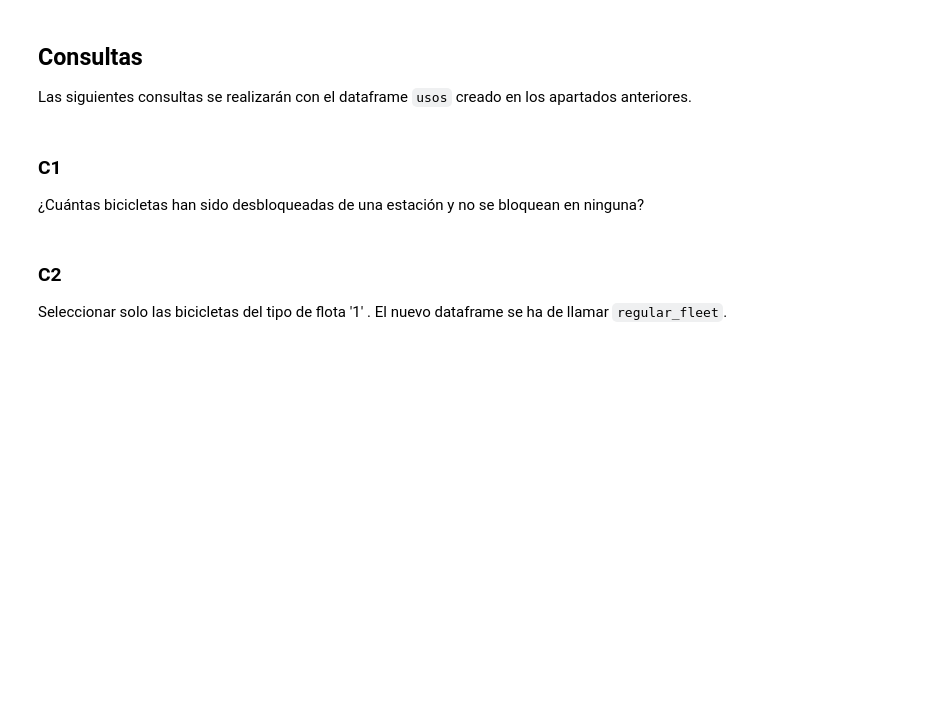
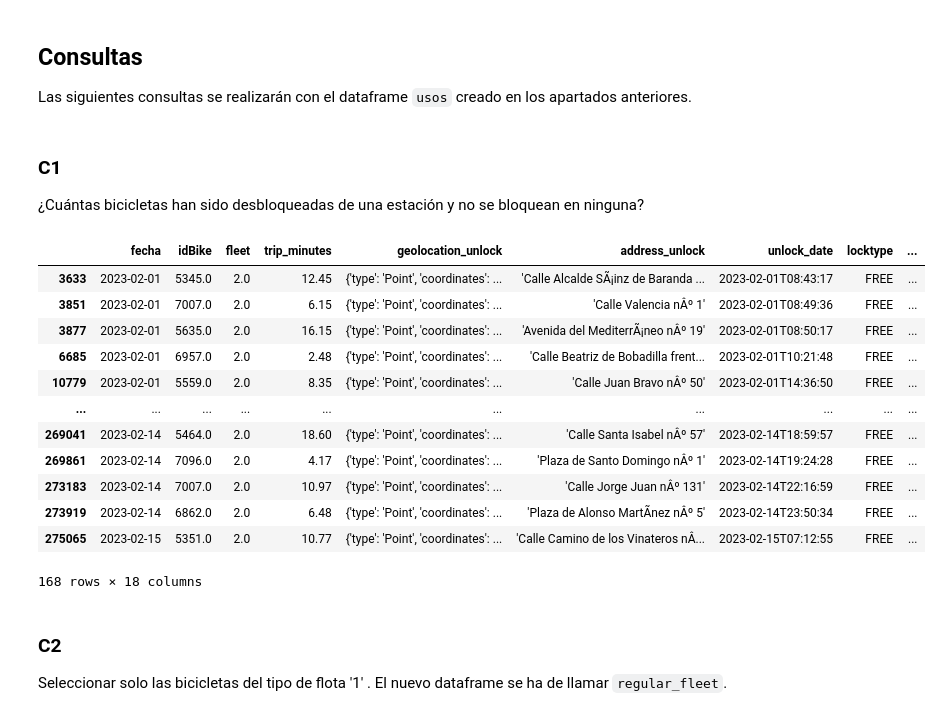
Before and after one commit to floren007/UCM, a Jupyter notebook: trabajo_programacion_avanzada_florentino/enunciado.ipynb, the cells around one changed output. Cells and saved outputs as stored; diff of their text form; code cells hidden in the pictures; blank space fills up the shorter version.

```diff
--- a/trabajo_programacion_avanzada_florentino/enunciado.ipynb
+++ b/trabajo_programacion_avanzada_florentino/enunciado.ipynb
@@ -313,3 +315,20 @@ Las siguientes consultas se realizarán con el dataframe `usos` creado en los ap
+# %%
+# Sol
+usos.loc[(usos['unlocktype'] == 'STATION') & (usos['locktype'] != 'STATION')]
+# %% [output]
+|  | fecha | idBike | fleet | trip_minutes | geolocation_unlock | address_unlock | unlock_date | locktype | ... |
+| 3633 | 2023-02-01 | 5345.0 | 2.0 | 12.45 | {'type': 'Point', 'coordinates': ... | 'Calle Alcalde SÃ¡inz de Baranda ... | 2023-02-01T08:43:17 | FREE | ... |
+| 3851 | 2023-02-01 | 7007.0 | 2.0 | 6.15 | {'type': 'Point', 'coordinates': ... | 'Calle Valencia nÂº 1' | 2023-02-01T08:49:36 | FREE | ... |
+| 3877 | 2023-02-01 | 5635.0 | 2.0 | 16.15 | {'type': 'Point', 'coordinates': ... | 'Avenida del MediterrÃ¡neo nÂº 19' | 2023-02-01T08:50:17 | FREE | ... |
+| 6685 | 2023-02-01 | 6957.0 | 2.0 | 2.48 | {'type': 'Point', 'coordinates': ... | 'Calle Beatriz de Bobadilla frent... | 2023-02-01T10:21:48 | FREE | ... |
+| 10779 | 2023-02-01 | 5559.0 | 2.0 | 8.35 | {'type': 'Point', 'coordinates': ... | 'Calle Juan Bravo nÂº 50' | 2023-02-01T14:36:50 | FREE | ... |
+| ... | ... | ... | ... | ... | ... | ... | ... | ... | ... |
+| 269041 | 2023-02-14 | 5464.0 | 2.0 | 18.60 | {'type': 'Point', 'coordinates': ... | 'Calle Santa Isabel nÂº 57' | 2023-02-14T18:59:57 | FREE | ... |
+| 269861 | 2023-02-14 | 7096.0 | 2.0 | 4.17 | {'type': 'Point', 'coordinates': ... | 'Plaza de Santo Domingo nÂº 1' | 2023-02-14T19:24:28 | FREE | ... |
+| 273183 | 2023-02-14 | 7007.0 | 2.0 | 10.97 | {'type': 'Point', 'coordinates': ... | 'Calle Jorge Juan nÂº 131' | 2023-02-14T22:16:59 | FREE | ... |
+| 273919 | 2023-02-14 | 6862.0 | 2.0 | 6.48 | {'type': 'Point', 'coordinates': ... | 'Plaza de Alonso MartÃ­nez nÂº 5' | 2023-02-14T23:50:34 | FREE | ... |
+| 275065 | 2023-02-15 | 5351.0 | 2.0 | 10.77 | {'type': 'Point', 'coordinates': ... | 'Calle Camino de los Vinateros nÂ... | 2023-02-15T07:12:55 | FREE | ... |
+168 rows × 18 columns
 # %% [markdown]
 ### C2
 
```
Also changed, not shown: parts of 2 cells of this notebook.
